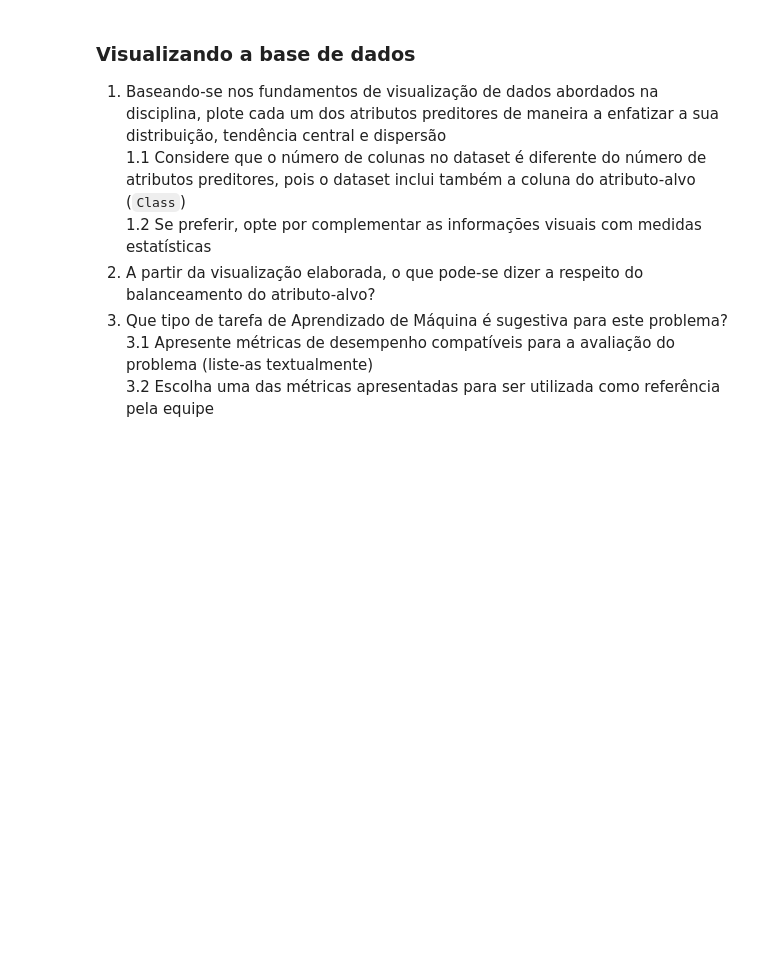
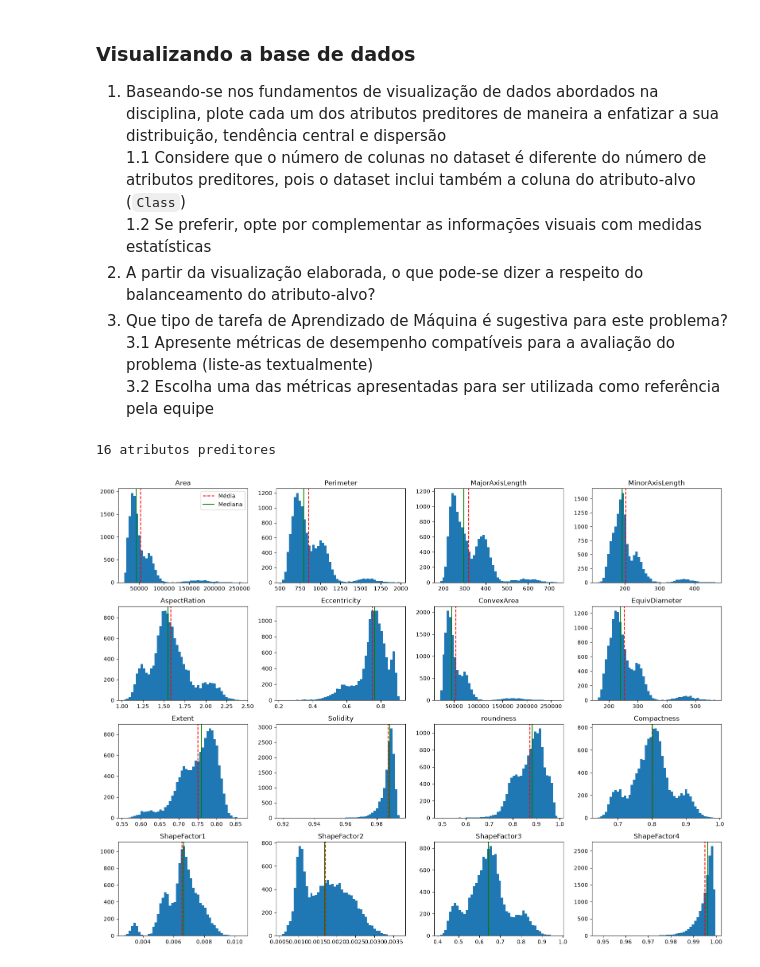
Before and after one commit to Jaum36/Trabalho_Pratico_Redes_Neurais_2.2, a Jupyter notebook: PP2.2.1 - Conhecendo o Conjunto de Dados.ipynb, the cells around one changed output. Drawn from its saved outputs; the diff is of its cells as text; code cells hidden in the pictures; blank space fills up the shorter version.

Commit message:
feat: resolve manipulação e visualização da base no PP2.2.1

```diff
--- a/PP2.2.1 - Conhecendo o Conjunto de Dados.ipynb
+++ b/PP2.2.1 - Conhecendo o Conjunto de Dados.ipynb
@@ -34,3 +37,6 @@ Nesta atividade prática iremos explorar a seguinte base de dados **_Dry Bean Da
 7. De acordo com a documentação da base de dados, qual o significado do atributo "Class"?
   7.1 Este atributo é quantitativo ou qualitativo?
   7.2 Qual o tipo de codificação utilizada para denotar este atributo na base original? Que codificação você aplicaria antes de treinar uma rede neural? Consulte a seguinte referência: https://pbpython.com/categorical-encoding.html
+# %%
+# Item 1 — Abrindo a base de dados com o pandas
+df = pd.read_excel("Dry_Bean_Dataset.xlsx")
@@ -44,3 +150,24 @@ Nesta atividade prática iremos explorar a seguinte base de dados **_Dry Bean Da
 3. Que tipo de tarefa de Aprendizado de Máquina é sugestiva para este problema?
 3.1 Apresente métricas de desempenho compatíveis para a avaliação do problema (liste-as textualmente)
 3.2 Escolha uma das métricas apresentadas para ser utilizada como referência pela equipe
+# %%
+# Item 1.1 — Separando os atributos preditores (todas as colunas, exceto o alvo Class)
+preditores = df.columns.drop("Class")
+print(f"{len(preditores)} atributos preditores")
+# %% [output]
+16 atributos preditores
+# %%
+# Item 1 — Histogramas: distribuição e tendência central (média e mediana) de cada preditor
+fig, axes = plt.subplots(4, 4, figsize=(16, 12))
+
+for atributo, ax in zip(preditores, axes.flat):
+    ax.hist(df[atributo], bins=50)
+    ax.axvline(df[atributo].mean(), color="red", linestyle="--", label="Média")
+    ax.axvline(df[atributo].median(), color="green", label="Mediana")
+    ax.set_title(atributo)
+
+axes.flat[0].legend()
+plt.tight_layout()
+plt.show()
+# %% [output]
+[figure, added]
```
Also changed, not shown: parts of 14 cells of this notebook, 1 other file.
